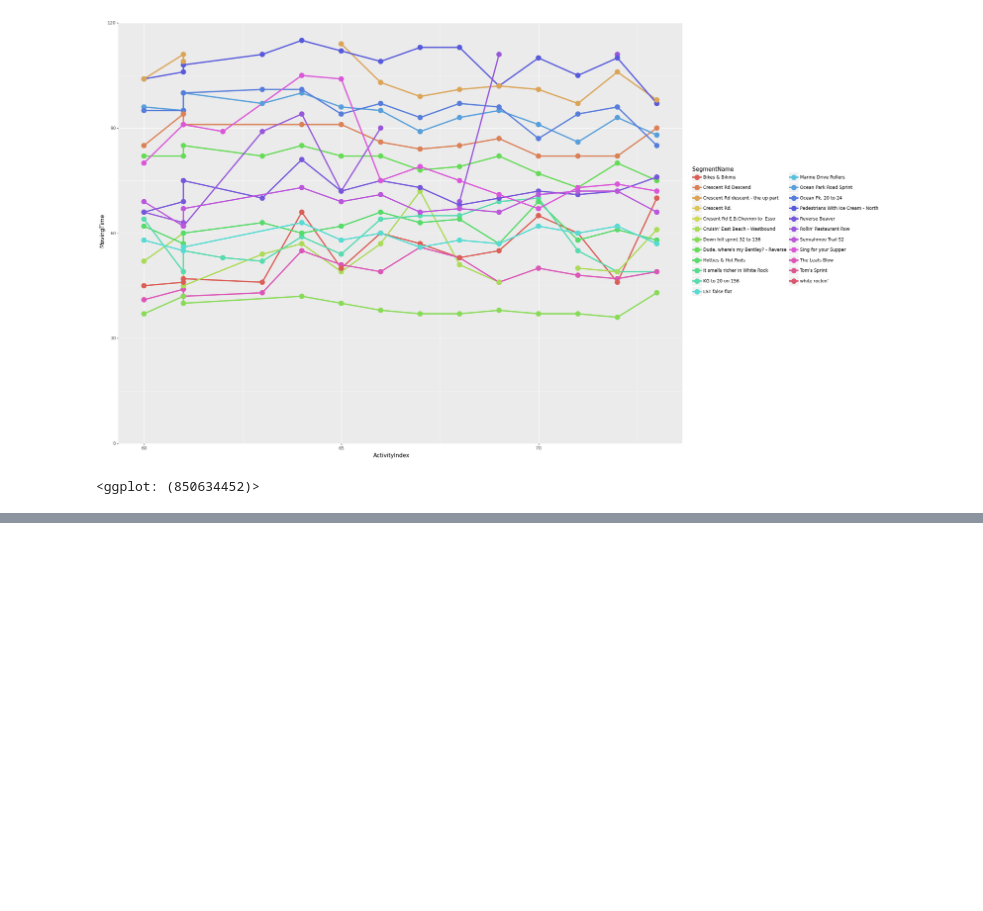
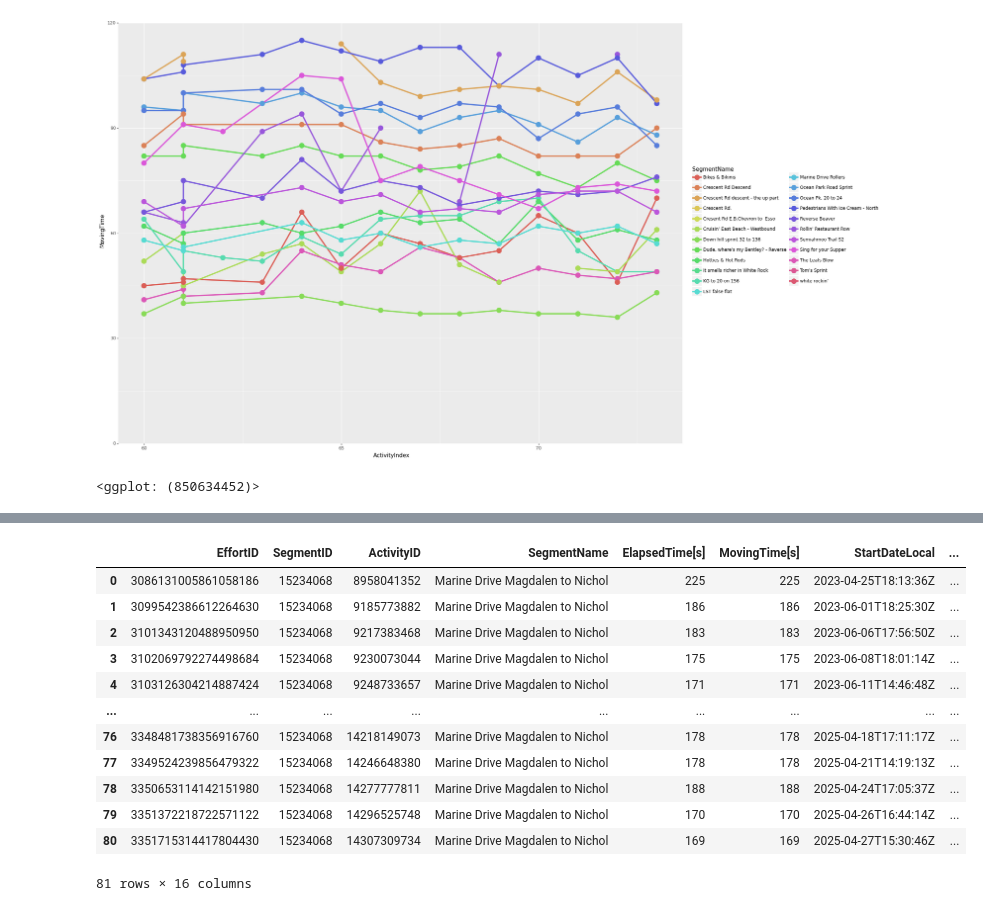
Before and after one commit to NWNHT/StravaPlotting, a Jupyter notebook: src/segments.ipynb, the cells around one changed output, grey strips where cells are left out. Cells and saved outputs as stored; diff of their text form; code cells hidden in the pictures; blank space fills up the shorter version.

```diff
--- a/src/segments.ipynb
+++ b/src/segments.ipynb
@@ -520,0 +550,28 @@ Segment Link: https://www.strava.com/segments/14958585
+# %%
+def create_segment_catalog(activities: pd.DataFrame, activity_list: pd.DataFrame, activity_cache: Cache):
+    """Create a catalog of the segments and efforts in activity_list.
+
+    Args:
+        activities (pd.DataFrame): Standard dataframe of the activities.
+        activity_list (pd.DataFrame): Standard activities dataframe, filtered.
+        activity_cache (Cache): Cache object of the activity cache.
+
+    Returns:
+        dict: Dictionay of {segment_id: Segment}
+    """
+
+    segments = {}
+    # For each activity, get the activity detail
+    for act_id in activity_list.id:
+        ad = get_activity_detail(activities, act_id, activity_cache, include_all_efforts=True)
+
+        # For each effort in the activity
+        for effort in ad['segment_efforts']:
+            # If the segment is not already in the list, add it
+            if effort['segment']['id'] not in segments:
+                segments[effort['segment']['id']] = Segment(id=effort['segment']['id'])
+
+            # Add the effort to the segment
+            segments[effort['segment']['id']].add_effort(effort)
+
+    return segments
@@ -520,0 +708,19 @@ Segment Link: https://www.strava.com/segments/14958585
+# %%
+plot_df = plot_df.sort_values('DateTime').reset_index(drop=True)
+plot_df['DateTimeIndex'] = range(1, len(plot_df) + 1)
+# %%
+plot_df
+# %% [output]
+|  | EffortID | SegmentID | ActivityID | SegmentName | ElapsedTime[s] | MovingTime[s] | StartDateLocal | ... |
+| 0 | 3086131005861058186 | 15234068 | 8958041352 | Marine Drive Magdalen to Nichol | 225 | 225 | 2023-04-25T18:13:36Z | ... |
+| 1 | 3099542386612264630 | 15234068 | 9185773882 | Marine Drive Magdalen to Nichol | 186 | 186 | 2023-06-01T18:25:30Z | ... |
+| 2 | 3101343120488950950 | 15234068 | 9217383468 | Marine Drive Magdalen to Nichol | 183 | 183 | 2023-06-06T17:56:50Z | ... |
+| 3 | 3102069792274498684 | 15234068 | 9230073044 | Marine Drive Magdalen to Nichol | 175 | 175 | 2023-06-08T18:01:14Z | ... |
+| 4 | 3103126304214887424 | 15234068 | 9248733657 | Marine Drive Magdalen to Nichol | 171 | 171 | 2023-06-11T14:46:48Z | ... |
+| ... | ... | ... | ... | ... | ... | ... | ... | ... |
+| 76 | 3348481738356916760 | 15234068 | 14218149073 | Marine Drive Magdalen to Nichol | 178 | 178 | 2025-04-18T17:11:17Z | ... |
+| 77 | 3349524239856479322 | 15234068 | 14246648380 | Marine Drive Magdalen to Nichol | 178 | 178 | 2025-04-21T14:19:13Z | ... |
+| 78 | 3350653114142151980 | 15234068 | 14277777811 | Marine Drive Magdalen to Nichol | 188 | 188 | 2025-04-24T17:05:37Z | ... |
+| 79 | 3351372218722571122 | 15234068 | 14296525748 | Marine Drive Magdalen to Nichol | 170 | 170 | 2025-04-26T16:44:14Z | ... |
+| 80 | 3351715314417804430 | 15234068 | 14307309734 | Marine Drive Magdalen to Nichol | 169 | 169 | 2025-04-27T15:30:46Z | ... |
+81 rows × 16 columns
```
Also changed, not shown: parts of 13 cells of this notebook, 2 other files.
